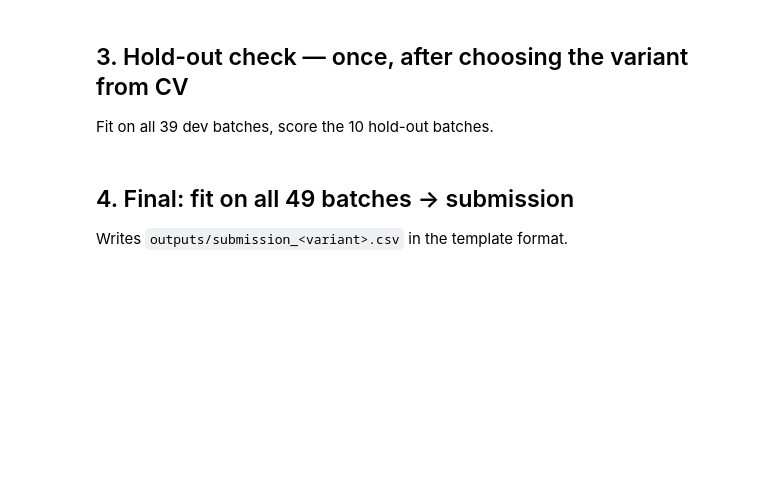
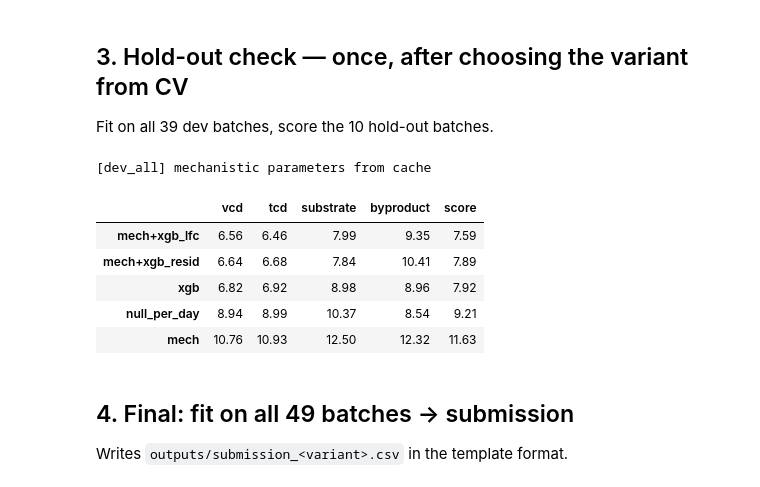
Before and after one commit to SwissDataScienceCenter/SDSC-STEM4Health-group15, a Jupyter notebook: notebooks/04_mech_xgb.ipynb, the cells around one changed output. Drawn from its saved outputs; the diff is of its cells as text; code cells hidden in the pictures; blank space fills up the shorter version.

```diff
--- a/notebooks/04_mech_xgb.ipynb
+++ b/notebooks/04_mech_xgb.ipynb
@@ -139,10 +180,18 @@ if RUN_CV:
 ## 3. Hold-out check — once, after choosing the variant from CV
 Fit on all 39 dev batches, score the 10 hold-out batches.
 # %%
-RUN_HOLDOUT = False
+RUN_HOLDOUT = True
 if RUN_HOLDOUT:
     sc_h, *_ = run_split(dev_ids, hold_ids, tag="dev_all")
     display(sc_h.round(2).sort_values("score"))
+# %% [output]
+[dev_all] mechanistic parameters from cache
+|  | vcd | tcd | substrate | byproduct | score |
+| mech+xgb_lfc | 6.56 | 6.46 | 7.99 | 9.35 | 7.59 |
+| mech+xgb_resid | 6.64 | 6.68 | 7.84 | 10.41 | 7.89 |
+| xgb | 6.82 | 6.92 | 8.98 | 8.96 | 7.92 |
+| null_per_day | 8.94 | 8.99 | 10.37 | 8.54 | 9.21 |
+| mech | 10.76 | 10.93 | 12.50 | 12.32 | 11.63 |
 # %% [markdown]
 ## 4. Final: fit on all 49 batches → submission
 Writes `outputs/submission_<variant>.csv` in the template format.
```
Also changed, not shown: parts of 5 cells of this notebook, 1 other file.
